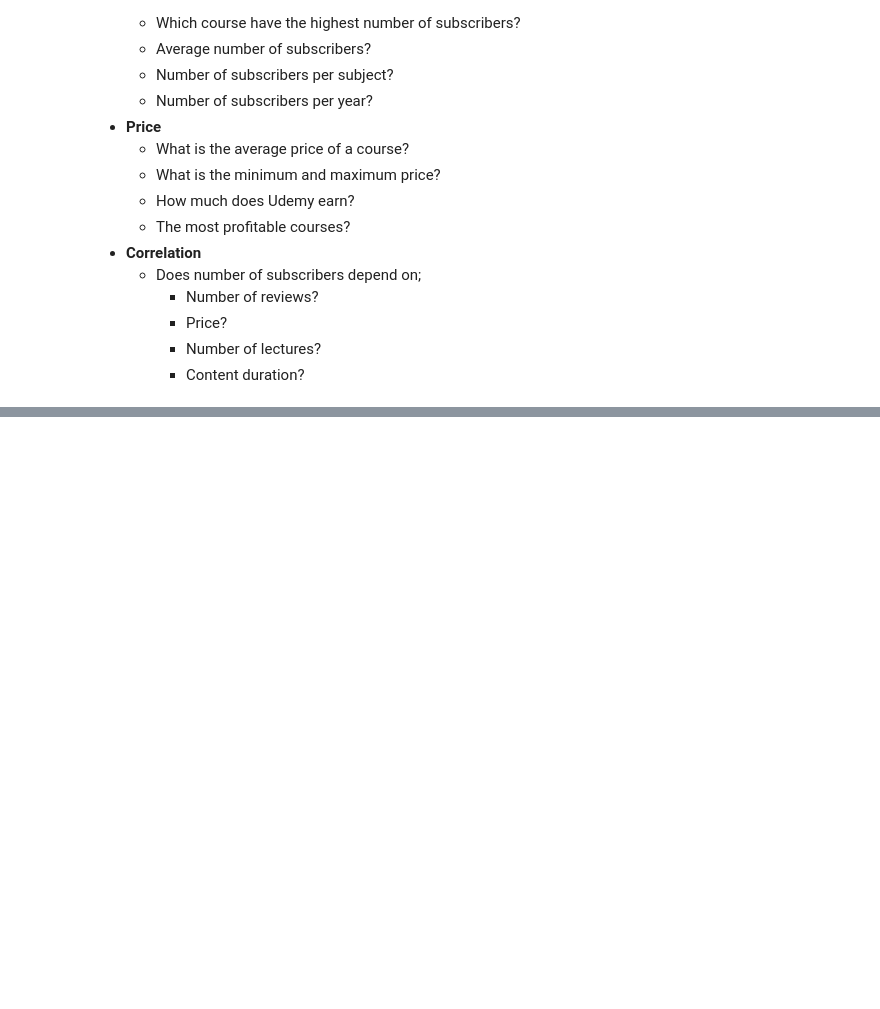
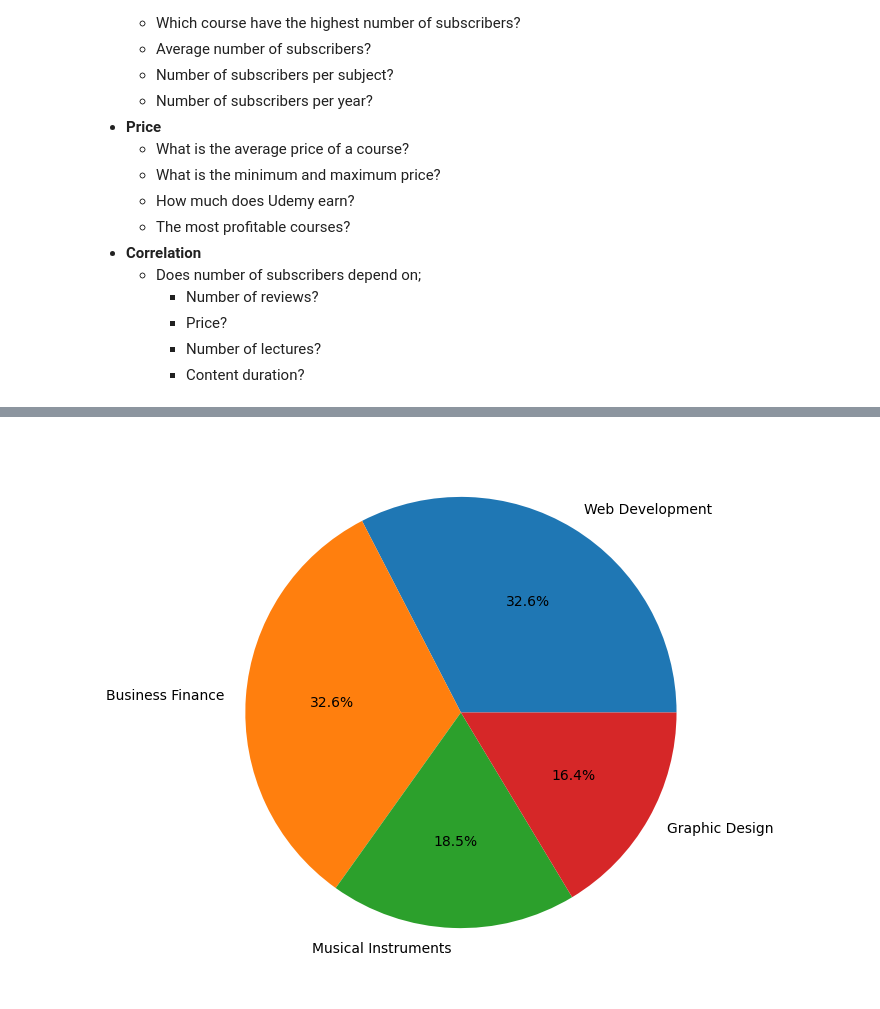
Before and after one commit to lawalsegun2025/udemy_course_recommendation_system, a Jupyter notebook: EDA_on_udemy_courses_dataset.ipynb, the cells around one changed output, grey strips where cells are left out. Saved outputs shown, nothing was run; the diff lists cells and outputs as text; code cells hidden in the pictures; blank space fills up the shorter version.

```diff
--- a/EDA_on_udemy_courses_dataset.ipynb
+++ b/EDA_on_udemy_courses_dataset.ipynb
@@ -53,0 +115,7 @@ import matplotlib.pyplot as plt
+# %%
+plt.figure(figsize=(10, 7))
+plt.pie(df["subject"].value_counts(),
+        labels=df["subject"].value_counts().index,
+        autopct='%1.1f%%');
+# %% [output]
+[figure, added]
```
Also changed, not shown: parts of 7 cells of this notebook.
